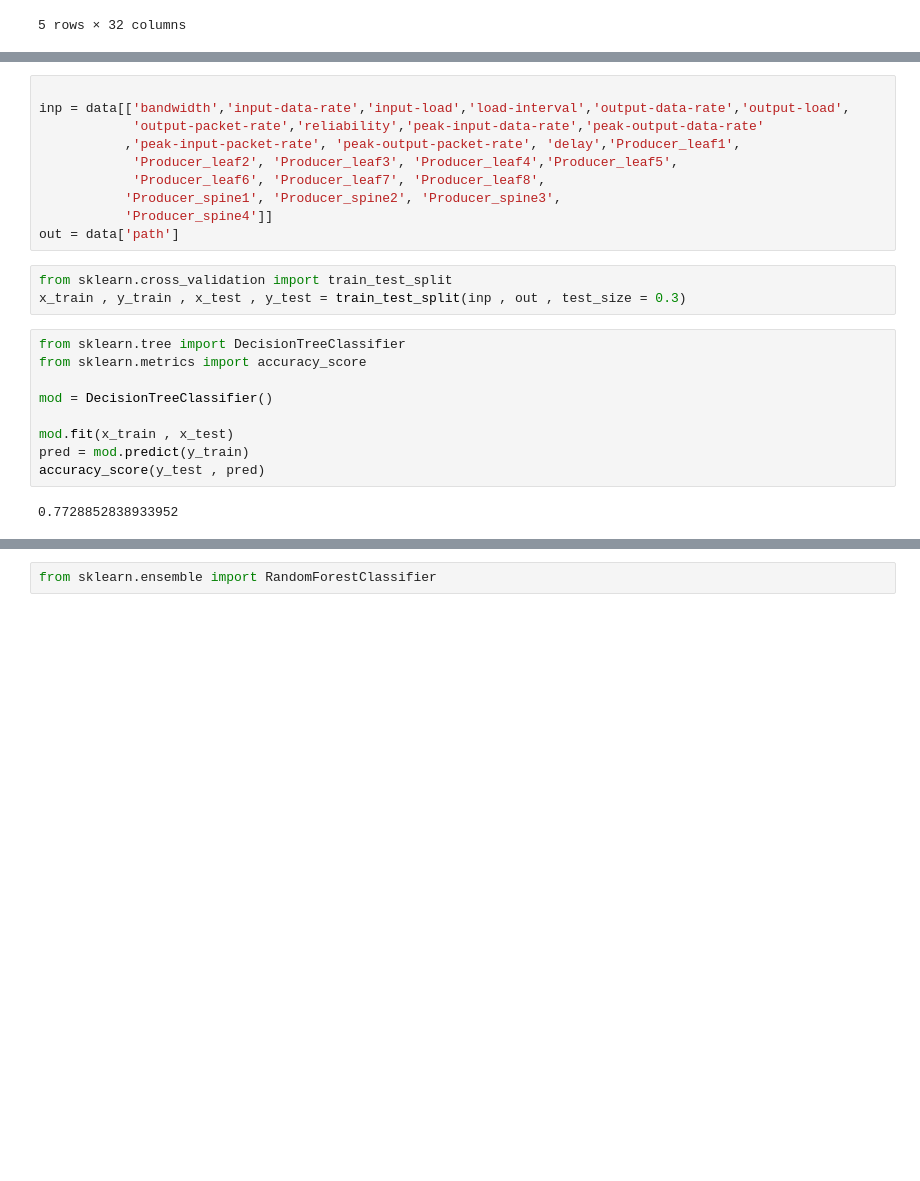
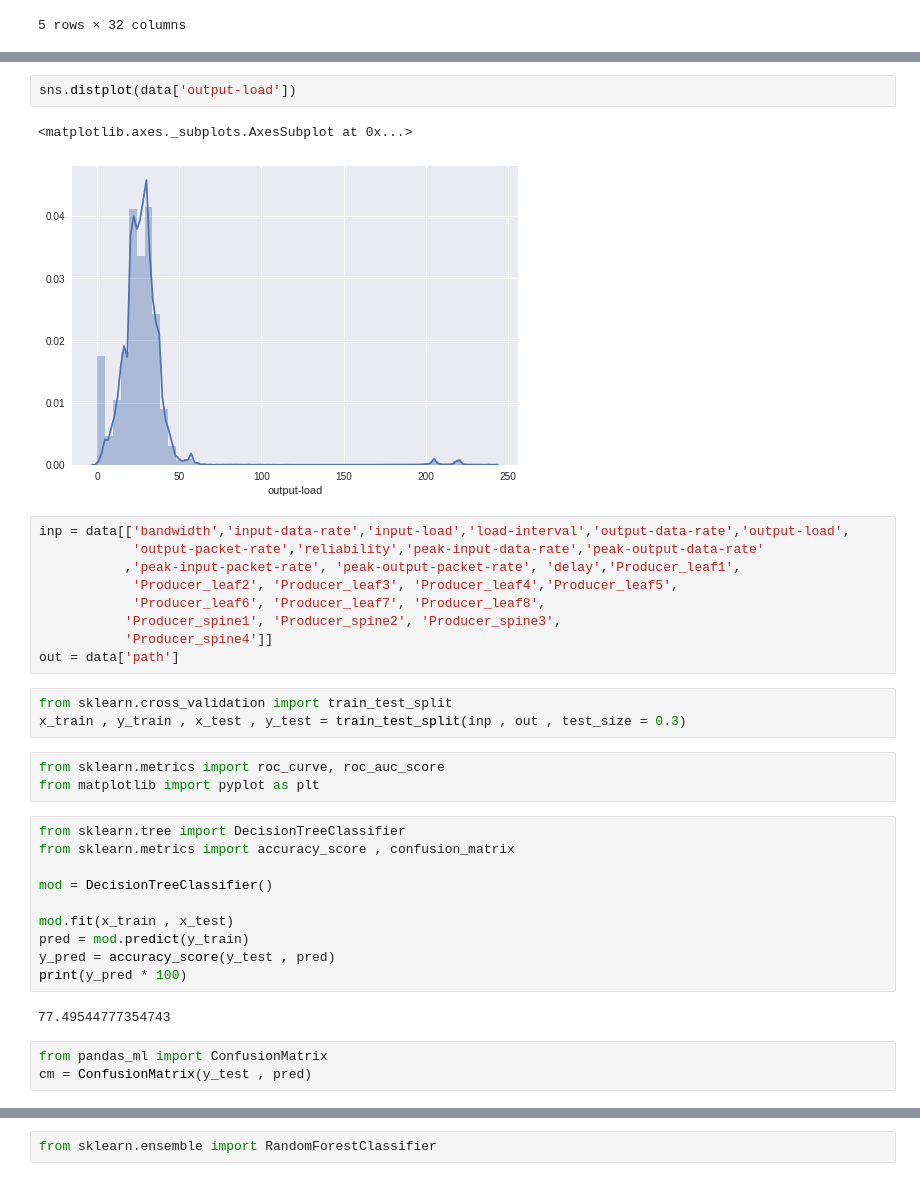
Before and after one commit to Shreyas3108/Multipath-selection-using-ML, a Jupyter notebook: TreeClass.ipynb, the cells around one changed output, grey strips where cells are left out. Drawn from its saved outputs; the diff is of its cells as text; blank space fills up the shorter version.

```diff
--- a/TreeClass.ipynb
+++ b/TreeClass.ipynb
@@ -84,5 +75,9 @@ data.head()
+# %%
+sns.distplot(data['output-load'])
+# %% [output]
+<matplotlib.axes._subplots.AxesSubplot at 0x...>
+[figure, added]
 # %%
-
 inp = data[['bandwidth','input-data-rate','input-load','load-interval','output-data-rate','output-load',
             'output-packet-rate','reliability','peak-input-data-rate','peak-output-data-rate'
            ,'peak-input-packet-rate', 'peak-output-packet-rate', 'delay','Producer_leaf1',
@@ -94,14 +89,21 @@ out = data['path']
 # %%
 from sklearn.cross_validation import train_test_split
 x_train , y_train , x_test , y_test = train_test_split(inp , out , test_size = 0.3)
+# %%
+from sklearn.metrics import roc_curve, roc_auc_score
+from matplotlib import pyplot as plt
 # %%
 from sklearn.tree import DecisionTreeClassifier
-from sklearn.metrics import accuracy_score
+from sklearn.metrics import accuracy_score , confusion_matrix
 
 mod = DecisionTreeClassifier()
 
 mod.fit(x_train , x_test)
 pred = mod.predict(y_train)
-accuracy_score(y_test , pred)
+y_pred = accuracy_score(y_test , pred)
+print(y_pred * 100)
 # %% [output]
-0.7728852838933952
+77.49544777354743
+# %%
+from pandas_ml import ConfusionMatrix
+cm = ConfusionMatrix(y_test , pred)
```
Also changed, not shown: parts of 16 cells of this notebook.
